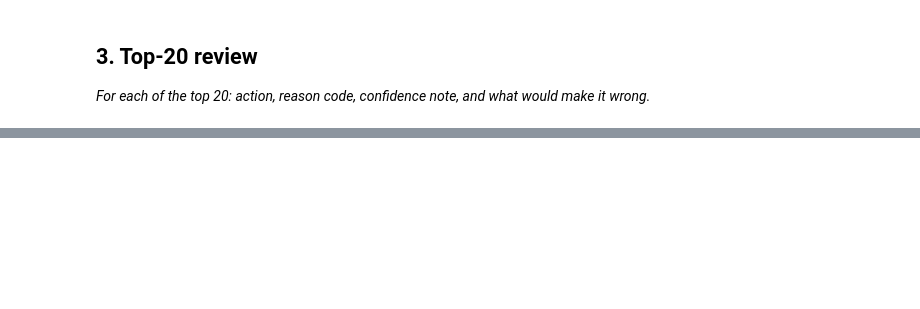
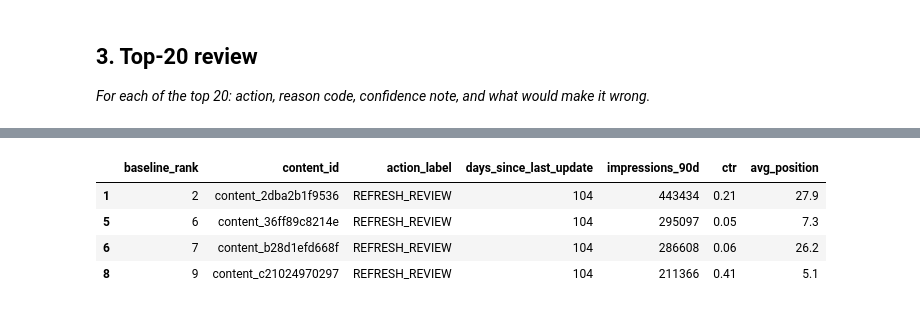
Before and after one commit to ifahadkareem/flyrank-ml-internship, a Jupyter notebook: work/notebooks/w04_baseline_score.ipynb, the cells around one changed output, grey strips where cells are left out. Cells and saved outputs as stored; diff of their text form; code cells hidden in the pictures; blank space fills up the shorter version.

```diff
--- a/work/notebooks/w04_baseline_score.ipynb
+++ b/work/notebooks/w04_baseline_score.ipynb
@@ -46,0 +507,87 @@ Before you submit, confirm each line honestly:
+# %%
+# This cell is for CODE (numbers, a query, a check).
+# Write your text answer in the cell ABOVE this one — typing sentences here breaks Run All.
+# ---------------------------------------------------------
+# Identify weak top-10 picks for auditing only.
+# ---------------------------------------------------------
+
+top10_audit = top10.merge(
+    df[
+        [
+            "content_id",
+            "is_declining_label",
+        ]
+    ],
+    on="content_id",
+    how="left",
+)
+
+weak_picks = top10_audit[
+    top10_audit["is_declining_label"] == 0
+].copy()
+
+print(
+    "Weak picks in the top 10:",
+    len(weak_picks),
+)
+
+if weak_picks.empty:
+    print(
+        "No weak picks were found under this evaluation label."
+    )
+else:
+    display(
+        weak_picks[
+            [
+                "baseline_rank",
+                "content_id",
+                "action_label",
+                "days_since_last_update",
+                "impressions_90d",
+                "ctr",
+                "avg_position",
+            ]
+        ]
+    )
+
+# ---------------------------------------------------------
+# Confirm no leakage entered the score.
+# ---------------------------------------------------------
+
+SCORE_INPUTS = {
+    "days_since_last_update",
+    "impressions_90d",
+}
+
+FORBIDDEN_INPUTS = {
+    "trend_direction",
+    "trend_pct",
+    "is_declining_label",
+    "impressions_last_30d",
+    "impressions_prev_30d",
+    "clicks_last_30d",
+    "clicks_prev_30d",
+}
+
+assert SCORE_INPUTS.isdisjoint(
+    FORBIDDEN_INPUTS
+)
+
+assert not (
+    {
+        "trend_direction",
+        "trend_pct",
+        "is_declining_label",
+    }
+    & set(queue.columns)
+)
+
+assert CSV_PATH.exists()
+assert len(top10) == 10
+assert queue["reason_code"].notna().all()
+assert queue["action_label"].notna().all()
+
+print("Leakage check passed.")
+print("The generated CSV contains no label-derived fields.")
+print("The queue contains exactly one reason code per row.")
+# %% [output]
@@ -46,0 +595,5 @@ Before you submit, confirm each line honestly:
+|  | baseline_rank | content_id | action_label | days_since_last_update | impressions_90d | ctr | avg_position |
+| 1 | 2 | content_2dba2b1f9536 | REFRESH_REVIEW | 104 | 443434 | 0.21 | 27.9 |
+| 5 | 6 | content_36ff89c8214e | REFRESH_REVIEW | 104 | 295097 | 0.05 | 7.3 |
+| 6 | 7 | content_b28d1efd668f | REFRESH_REVIEW | 104 | 286608 | 0.06 | 26.2 |
+| 8 | 9 | content_c21024970297 | REFRESH_REVIEW | 104 | 211366 | 0.41 | 5.1 |
```
Also changed, not shown: parts of 14 cells of this notebook.
